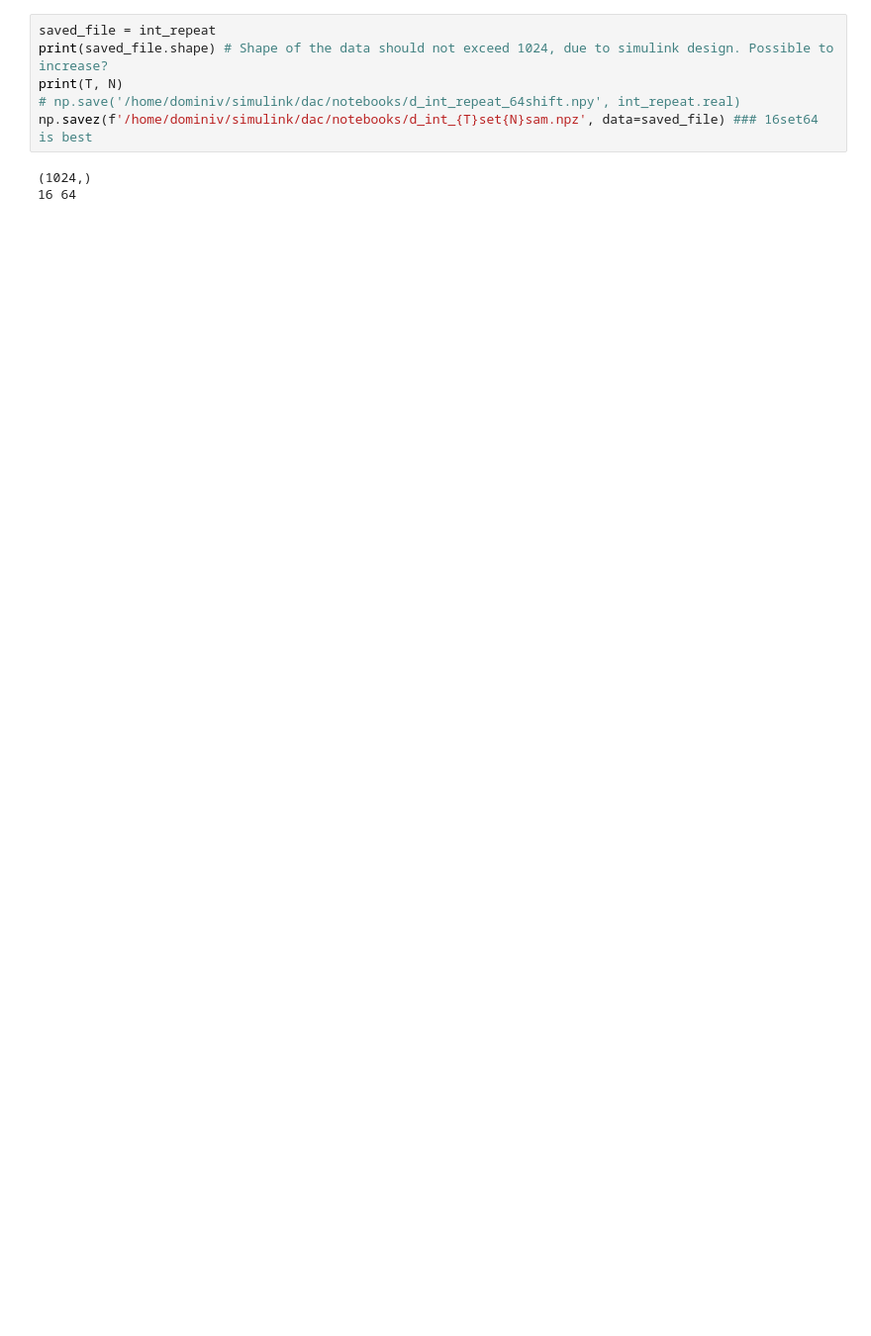
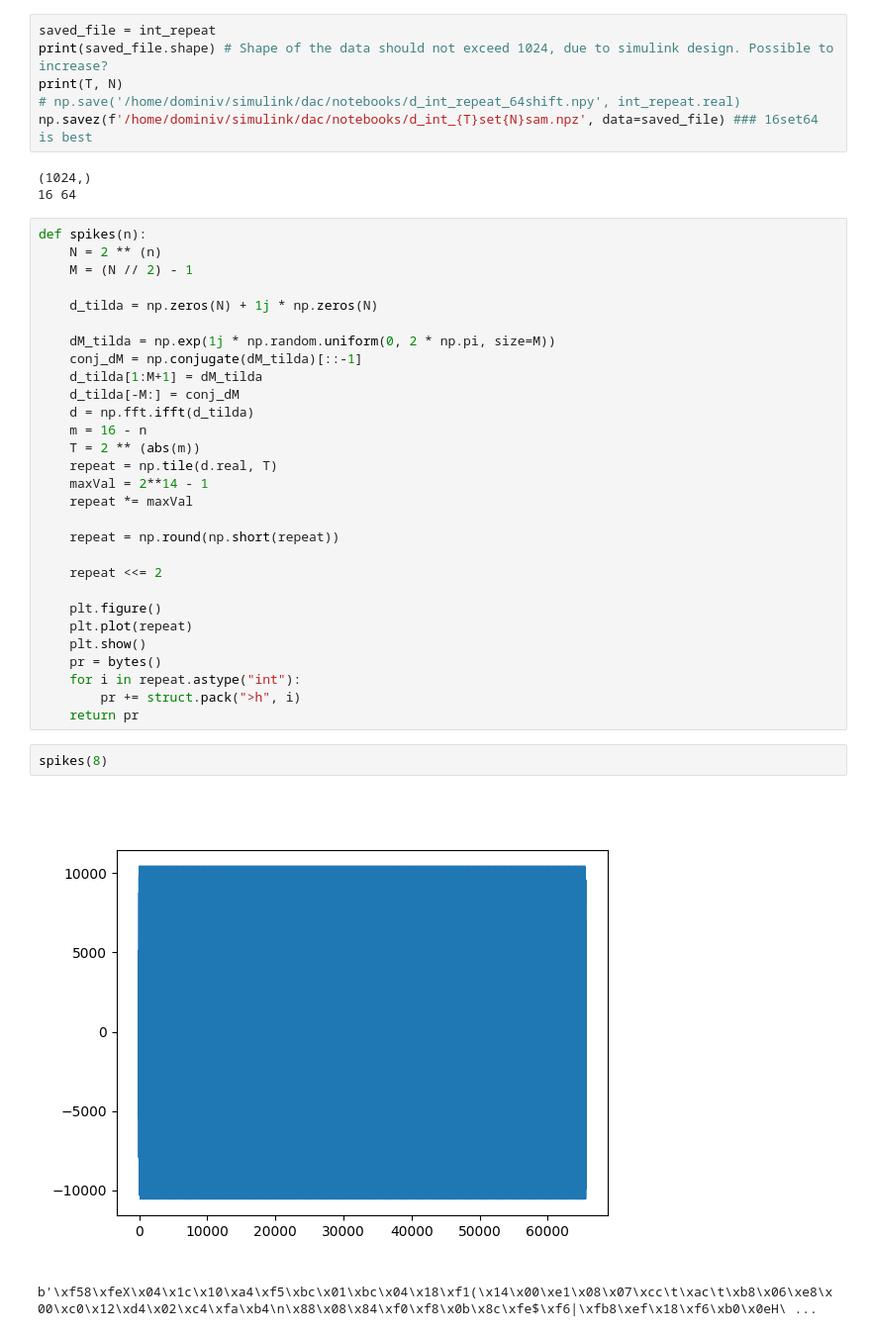
Before and after one commit to EIGSEP/DAC, a Jupyter notebook: notebooks/psuedo_random.ipynb, the cells around one changed output. Shown at 99% size. Saved outputs shown, nothing was run; the diff lists cells and outputs as text; blank space fills up the shorter version.

```diff
--- a/notebooks/psuedo_random.ipynb
+++ b/notebooks/psuedo_random.ipynb
@@ -88,3 +158,37 @@ np.savez(f'/home/dominiv/simulink/dac/notebooks/d_int_{T}set{N}sam.npz', data=sa
 # %% [output]
 (1024,)
 16 64
+# %%
+def spikes(n):
+    N = 2 ** (n)
+    M = (N // 2) - 1
+
+    d_tilda = np.zeros(N) + 1j * np.zeros(N)
+
+    dM_tilda = np.exp(1j * np.random.uniform(0, 2 * np.pi, size=M))
+    conj_dM = np.conjugate(dM_tilda)[::-1]
+    d_tilda[1:M+1] = dM_tilda
+    d_tilda[-M:] = conj_dM
+    d = np.fft.ifft(d_tilda)
+    m = 16 - n
+    T = 2 ** (abs(m))
+    repeat = np.tile(d.real, T)
+    maxVal = 2**14 - 1
+    repeat *= maxVal
+
+    repeat = np.round(np.short(repeat))
+
+    repeat <<= 2
+
+    plt.figure()
+    plt.plot(repeat)
+    plt.show()
+    pr = bytes()
+    for i in repeat.astype("int"):
+        pr += struct.pack(">h", i)
+    return pr
+# %%
+spikes(8)
+# %% [output]
+[figure, added]
+b'\xf58\xfeX\x04\x1c\x10\xa4\xf5\xbc\x01\xbc\x04\x18\xf1(\x14\x00\xe1\x08\x07\xcc\t\xac\t\xb8\x06\xe8\x00\xc0\x12\xd4\x02\xc4\xfa\xb4\n\x88\x08\x84\xf0\xf8\x0b\x8c\xfe$\xf6|\xfb8\xef\x18\xf6\xb0\x0eH\ ...
```
Also changed, not shown: parts of 9 cells of this notebook.
